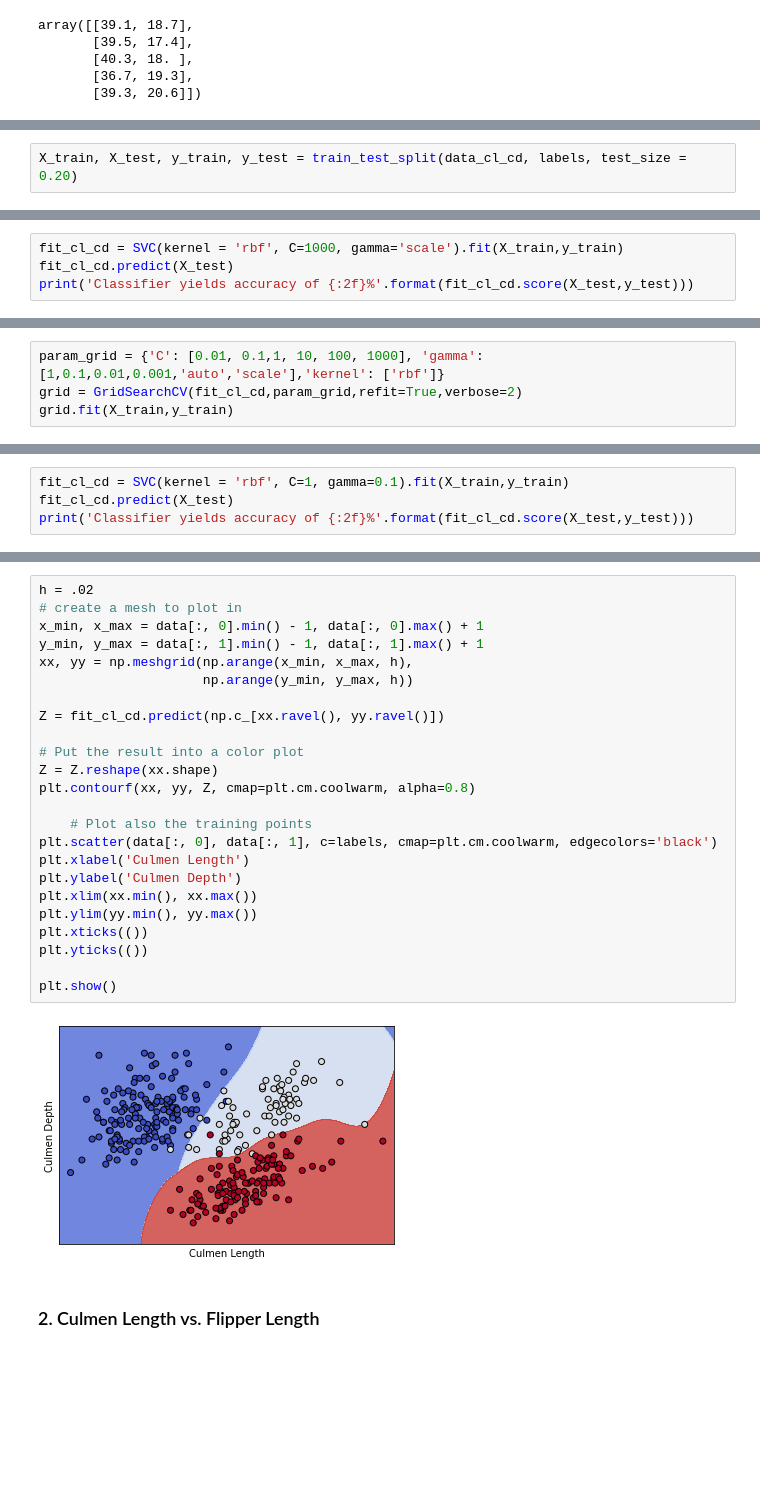
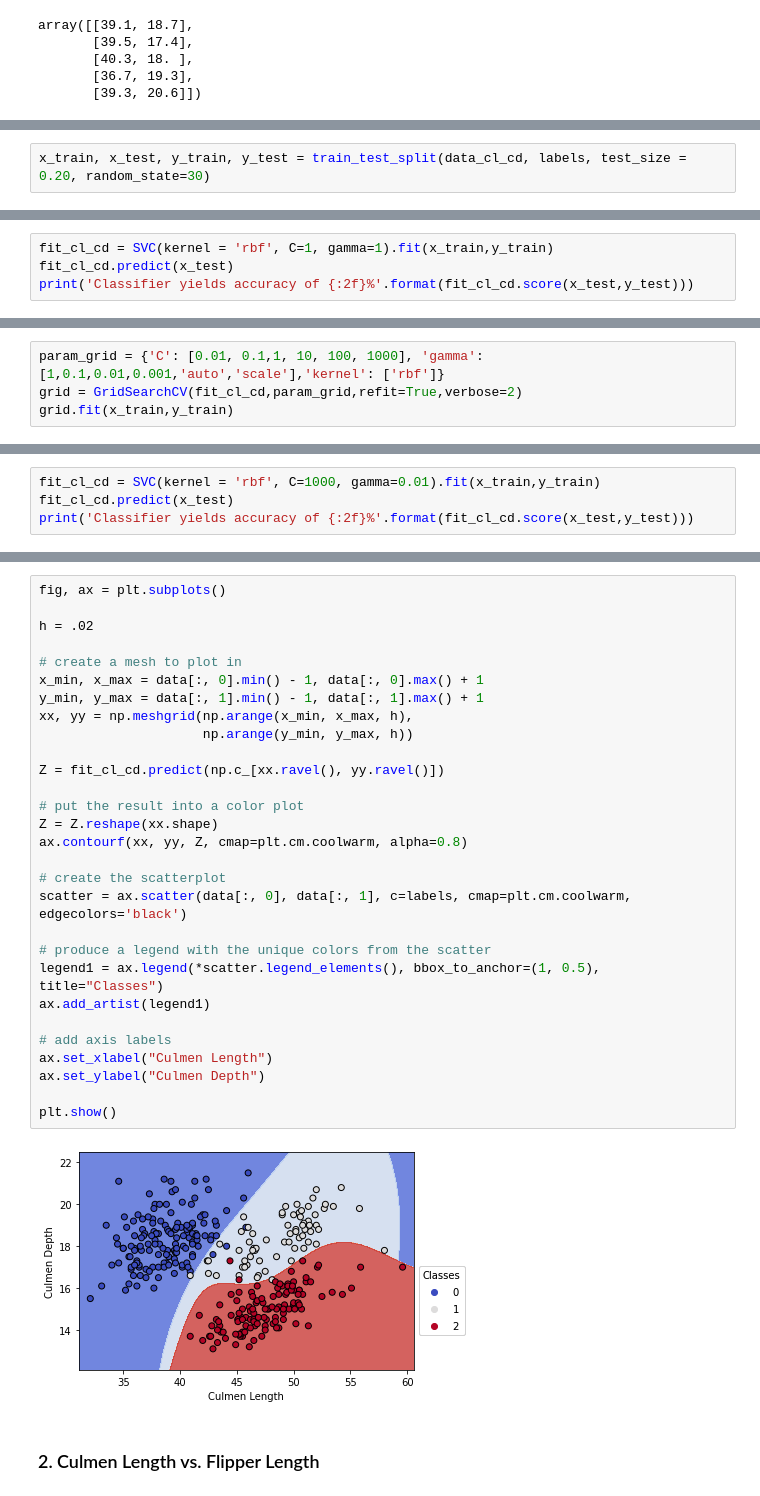
Before and after one commit to jandronowitz/thesis, a Jupyter notebook: Code/penguins.ipynb, the cells around one changed output, grey strips where cells are left out. Drawn from its saved outputs; the diff is of its cells as text; blank space fills up the shorter version.

Commit message:
finalizing code, figures, and sections for penguin svms

```diff
--- a/Code/penguins.ipynb
+++ b/Code/penguins.ipynb
@@ -228,2 +221,2 @@ array([[39.1, 18.7],
 # %%
-X_train, X_test, y_train, y_test = train_test_split(data_cl_cd, labels, test_size = 0.20)
+x_train, x_test, y_train, y_test = train_test_split(data_cl_cd, labels, test_size = 0.20, random_state=30)
@@ -230,5 +225,5 @@ X_train, X_test, y_train, y_test = train_test_split(data_cl_cd, labels, test_siz
 # %%
-fit_cl_cd = SVC(kernel = 'rbf', C=1000, gamma='scale').fit(X_train,y_train)
-fit_cl_cd.predict(X_test)
-print('Classifier yields accuracy of {:2f}%'.format(fit_cl_cd.score(X_test,y_test)))
+fit_cl_cd = SVC(kernel = 'rbf', C=1, gamma=1).fit(x_train,y_train)
+fit_cl_cd.predict(x_test)
+print('Classifier yields accuracy of {:2f}%'.format(fit_cl_cd.score(x_test,y_test)))
 # %% [output]
@@ -236,7 +233,7 @@ Classifier yields accuracy of 0.985075%
 # %%
 param_grid = {'C': [0.01, 0.1,1, 10, 100, 1000], 'gamma': [1,0.1,0.01,0.001,'auto','scale'],'kernel': ['rbf']}
 grid = GridSearchCV(fit_cl_cd,param_grid,refit=True,verbose=2)
-grid.fit(X_train,y_train)
+grid.fit(x_train,y_train)
 # %% [output]
 Fitting 5 folds for each of 36 candidates, totalling 180 fits
 [CV] END ........................C=0.01, gamma=1, kernel=rbf; total time=   0.0s
@@ -267,5 +266,5 @@ SVC(C=1, gamma=0.1)
 # %%
-fit_cl_cd = SVC(kernel = 'rbf', C=1, gamma=0.1).fit(X_train,y_train)
-fit_cl_cd.predict(X_test)
-print('Classifier yields accuracy of {:2f}%'.format(fit_cl_cd.score(X_test,y_test)))
+fit_cl_cd = SVC(kernel = 'rbf', C=1000, gamma=0.01).fit(x_train,y_train)
+fit_cl_cd.predict(x_test)
+print('Classifier yields accuracy of {:2f}%'.format(fit_cl_cd.score(x_test,y_test)))
 # %% [output]
@@ -273,28 +274,33 @@ Classifier yields accuracy of 0.985075%
 # %%
+fig, ax = plt.subplots()
+
 h = .02
+
 # create a mesh to plot in
 x_min, x_max = data[:, 0].min() - 1, data[:, 0].max() + 1
 y_min, y_max = data[:, 1].min() - 1, data[:, 1].max() + 1
 xx, yy = np.meshgrid(np.arange(x_min, x_max, h),
                      np.arange(y_min, y_max, h))
 
 Z = fit_cl_cd.predict(np.c_[xx.ravel(), yy.ravel()])
 
-# Put the result into a color plot
+# put the result into a color plot
 Z = Z.reshape(xx.shape)
-plt.contourf(xx, yy, Z, cmap=plt.cm.coolwarm, alpha=0.8)
+ax.contourf(xx, yy, Z, cmap=plt.cm.coolwarm, alpha=0.8)
 
-    # Plot also the training points
-plt.scatter(data[:, 0], data[:, 1], c=labels, cmap=plt.cm.coolwarm, edgecolors='black')
-plt.xlabel('Culmen Length')
-plt.ylabel('Culmen Depth')
-plt.xlim(xx.min(), xx.max())
-plt.ylim(yy.min(), yy.max())
-plt.xticks(())
-plt.yticks(())
+# create the scatterplot
+scatter = ax.scatter(data[:, 0], data[:, 1], c=labels, cmap=plt.cm.coolwarm, edgecolors='black')
+
+# produce a legend with the unique colors from the scatter
+legend1 = ax.legend(*scatter.legend_elements(), bbox_to_anchor=(1, 0.5), title="Classes")
+ax.add_artist(legend1)
+
+# add axis labels
+ax.set_xlabel("Culmen Length")
+ax.set_ylabel("Culmen Depth")
 
 plt.show()
 # %% [output]
-[figure, old version]
+[figure, new version]
 # %% [markdown]
 ### 2. Culmen Length vs. Flipper Length
```
Also changed, not shown: parts of 50 cells of this notebook, 5 other files.
